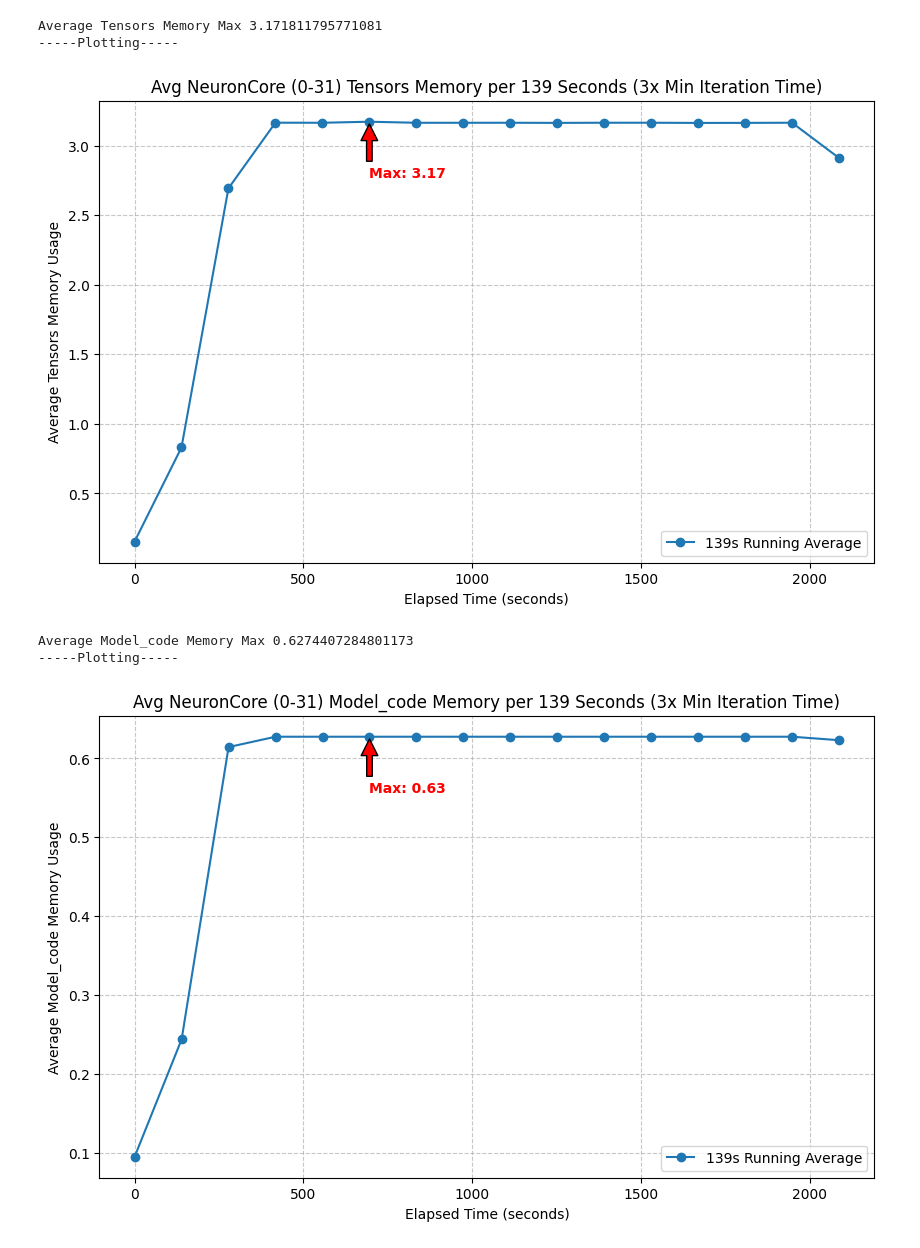
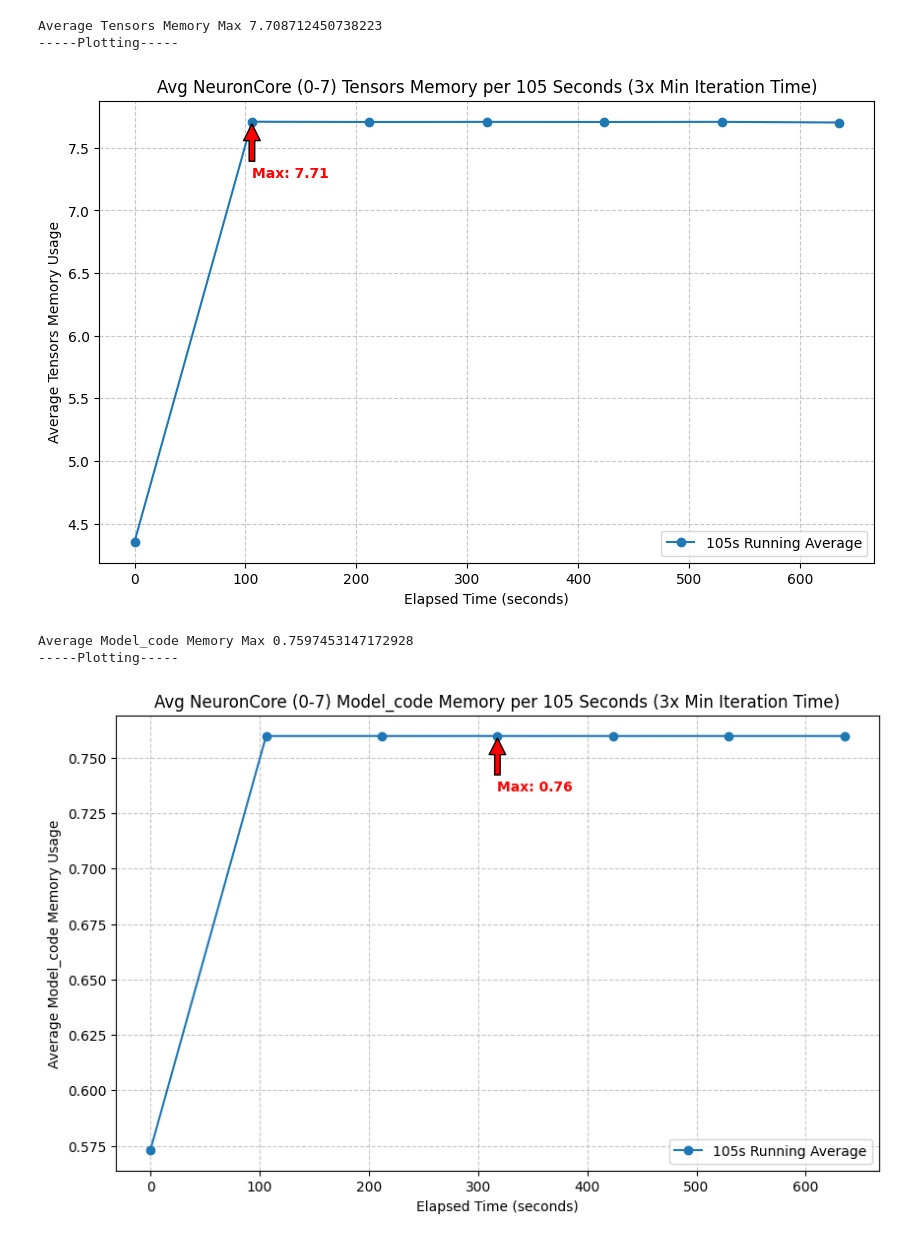
Before and after one commit to profetia/neuronx-distributed-training, a Jupyter notebook: examples/tensorboard_avg.ipynb, the cells around one changed output. Cells and saved outputs as stored; diff of their text form; code cells hidden in the pictures.

```diff
--- a/examples/tensorboard_avg.ipynb
+++ b/examples/tensorboard_avg.ipynb
@@ -180,9 +278,11 @@ runtimeMem = memory_breakdown_factory('runtime_memory')
 import sys
 
 args = [
-    "--folder", "98",
+    "--folder", "108",
 ]
 
+first_n = 32
+
 sys.argv.extend(args)
 # %%
 
@@ -237,13 +337,13 @@ Average Constants Memory Max 1.291326910304591
 # %%
-tensorMem()
+tensorMem(first_n=first_n)
 # %% [output]
-Average Tensors Memory Max 3.171811795771081
+Average Tensors Memory Max 7.708712450738223
 -----Plotting-----
-[figure, old version]
+[figure, new version]
 # %%
-modelCodeMem()
+modelCodeMem(first_n=first_n)
 # %% [output]
-Average Model_code Memory Max 0.6274407284801173
+Average Model_code Memory Max 0.7597453147172928
 -----Plotting-----
-[figure, old version]
+[figure, new version]
 # %%
```
Also changed, not shown: parts of 9 cells of this notebook, 7 other files.
